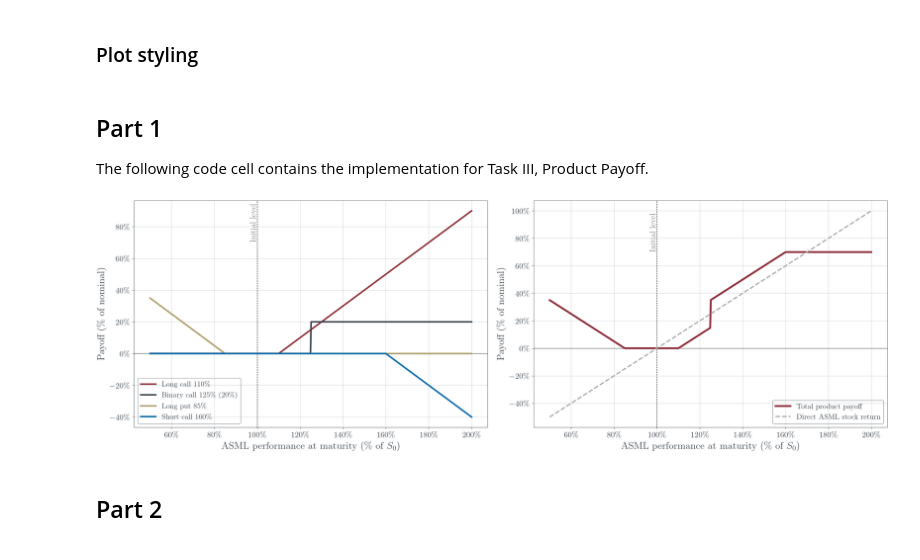
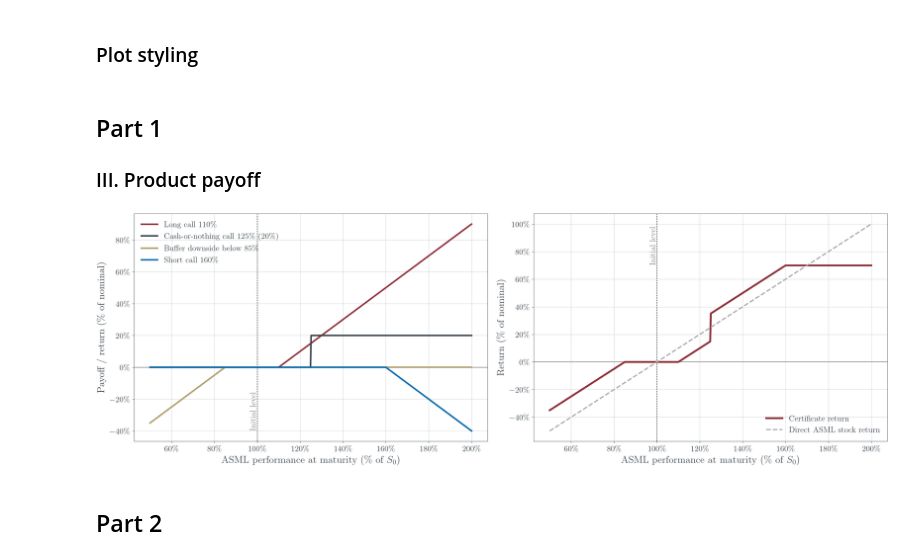
Before and after one commit to tobiasschnarr/continuous_time_derivative_pricing, a Jupyter notebook: analysis.ipynb, the cells around one changed output. Cells and saved outputs as stored; diff of their text form; code cells hidden in the pictures.

Commit message:
only last task missing

```diff
--- a/analysis.ipynb
+++ b/analysis.ipynb
@@ -42,6 +44,7 @@ plt.rcParams.update(style)
 
 # Adjust font sizes
 plt.rcParams['axes.labelsize'] = 16    # x and y labels
+plt.rcParams['axes.titlesize'] = 18    # plot titles
 plt.rcParams['xtick.labelsize'] = 13   # tick labels
 plt.rcParams['ytick.labelsize'] = 13
 plt.rcParams['legend.fontsize'] = 13   # match tick sizes
@@ -56,7 +59,7 @@ plt.rcParams.update({
 # %% [markdown]
 ## Part 1
 
-The following code cell contains the implementation for Task III, Product Payoff.
+### III. Product payoff
 # %%
 # ASML Growth Buffer Certificate
 
@@ -65,107 +68,109 @@ The following code cell contains the implementation for Task III, Product Payoff
 S0 = 100
 x = np.linspace(0.5 * S0, 2.0 * S0, 500)
 
-# Strike prices
-k_call = 1.10 * S0      # long call strike: 110%
-k_digi = 1.25 * S0      # digital call trigger: 125%
-k_put = 0.85 * S0       # protective put strike: 85%
-k_cap = 1.60 * S0       # short call cap: 160%
+# Strike / trigger levels
+k_call = 1.10 * S0       # long call strike: 110%
+k_digi = 1.25 * S0       # digital call trigger: 125%
+k_buffer = 0.85 * S0     # downside buffer level: 85%
+k_cap = 1.60 * S0        # short call cap: 160%
 
 # Product parameter
-digi_pay = 0.20 * S0    # fixed digital payoff: 20% of nominal
+digi_pay = 0.20 * S0     # fixed digital payoff: 20% of nominal
 
 # Individual payoff components
 vanilla_call = np.maximum(0, x - k_call)
 digital_call = np.where(x >= k_digi, digi_pay, 0)
-protective_put = np.maximum(0, k_put - x)
+buffer_loss = np.where(x < k_buffer, x - k_buffer, 0)
 short_cap_call = -np.maximum(0, x - k_cap)
 
-# Gross product payoff
-total_payoff = (
+# Aggregate certificate return before issuance costs
+certificate_return = (
     vanilla_call
     + digital_call
-    + protective_put
+    + buffer_loss
     + short_cap_call
 )
 
-# Relative payoff / return
+# Direct ASML stock return
 rel = lambda arr: arr / S0
 rel_stock = (x - S0) / S0
 
 # Plot
 fig, axs = plt.subplots(1, 2, figsize=(18, 6), dpi=150)
 
-# Left plot
-
+# Left plot: individual payoff components
 axs[0].axvline(S0, ls=":", color="black", lw=1)
 axs[0].axhline(0, color="grey", lw=1)
 
+
 axs[0].text(
-    S0, 0.70,
+    S0,
+    -0.40,
     "Initial level",
     rotation=90,
     va="bottom",
     ha="right",
-    color="gray"
+    color="gray",
 )
 
+
 axs[0].plot(x, rel(vanilla_call), label=r"Long call 110\%", lw=2.5)
-axs[0].plot(x, rel(digital_call), label=r"Binary call 125\% (20\%)", lw=2.5)
-axs[0].plot(x, rel(protective_put), label=r"Long put 85\%", lw=2.5)
+axs[0].plot(x, rel(digital_call), label=r"Cash-or-nothing call 125\% (20\%)", lw=2.5)
+axs[0].plot(x, rel(buffer_loss), label=r"Buffer downside below 85\%", lw=2.5)
 axs[0].plot(x, rel(short_cap_call), label=r"Short call 160\%", lw=2.5)
 
 axs[0].set_xlabel(r"ASML performance at maturity (\% of $S_0$)")
-axs[0].set_ylabel(r"Payoff (\% of nominal)")
+axs[0].set_ylabel(r"Payoff / return (\% of nominal)")
 axs[0].xaxis.set_major_formatter(mtick.PercentFormatter(xmax=100))
 axs[0].yaxis.set_major_formatter(mtick.PercentFormatter(xmax=1.0))
-axs[0].legend(fontsize=12, loc="lower left")
+axs[0].legend(loc="upper left",frameon=False)
 axs[0].grid(alpha=0.25)
 
-# Right plot
-
+# Right plot: aggregate certificate return versus direct stock return
 axs[1].axvline(S0, ls=":", color="black", lw=1)
 axs[1].axhline(0, color="grey", lw=1)
 
 axs[1].text(
-    S0, 0.70,
+    S0,
+    0.70,
     "Initial level",
     rotation=90,
     va="bottom",
     ha="right",
-    color="gray"
+    color="gray",
 )
 
 axs[1].plot(
     x,
-    rel(total_payoff),
+    rel(certificate_return),
     lw=3,
-    label="Total product payoff"
+    label="Certificate return",
 )
 
 axs[1].plot(
     x,
     rel_stock,
     ls="--",
     lw=2,
     color="darkgrey",
-    label="Direct ASML stock return"
+    label="Direct ASML stock return",
 )
 
 axs[1].set_xlabel(r"ASML performance at maturity (\% of $S_0$)")
-axs[1].set_ylabel(r"Payoff (\% of nominal)")
+axs[1].set_ylabel(r"Return (\% of nominal)")
 axs[1].xaxis.set_major_formatter(mtick.PercentFormatter(xmax=100))
 axs[1].yaxis.set_major_formatter(mtick.PercentFormatter(xmax=1.0))
-axs[1].legend(loc="lower right", fontsize=12)
+axs[1].legend(loc="lower right",frameon=False)
 axs[1].grid(alpha=0.25)
 
 plt.tight_layout()
 
 # Save figure
 plt.savefig("figs/part1_payoff.pdf", bbox_inches="tight")
 
 plt.show()
 # %% [output]
-[figure, old version]
+[figure, new version]
 # %% [markdown]
 ## Part 2
 # %% [markdown]
```
Also changed, not shown: parts of 39 cells of this notebook, 10 other files.
